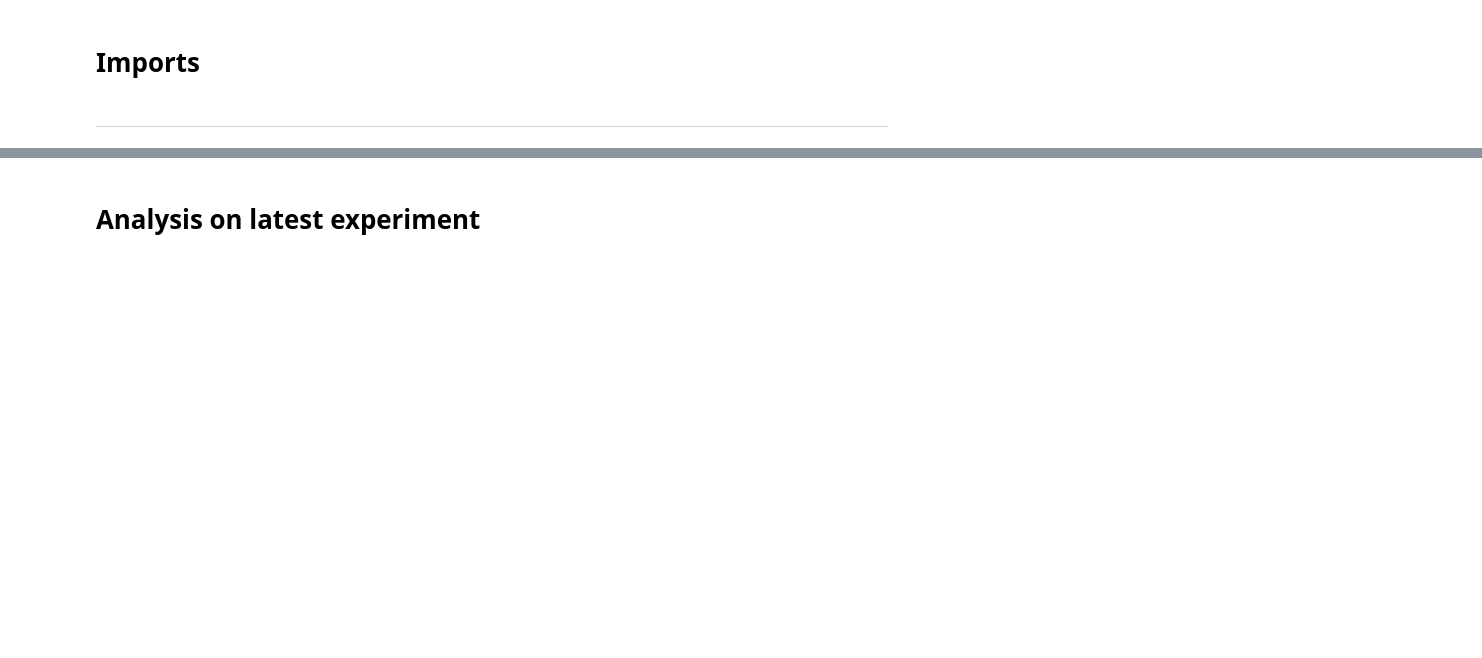
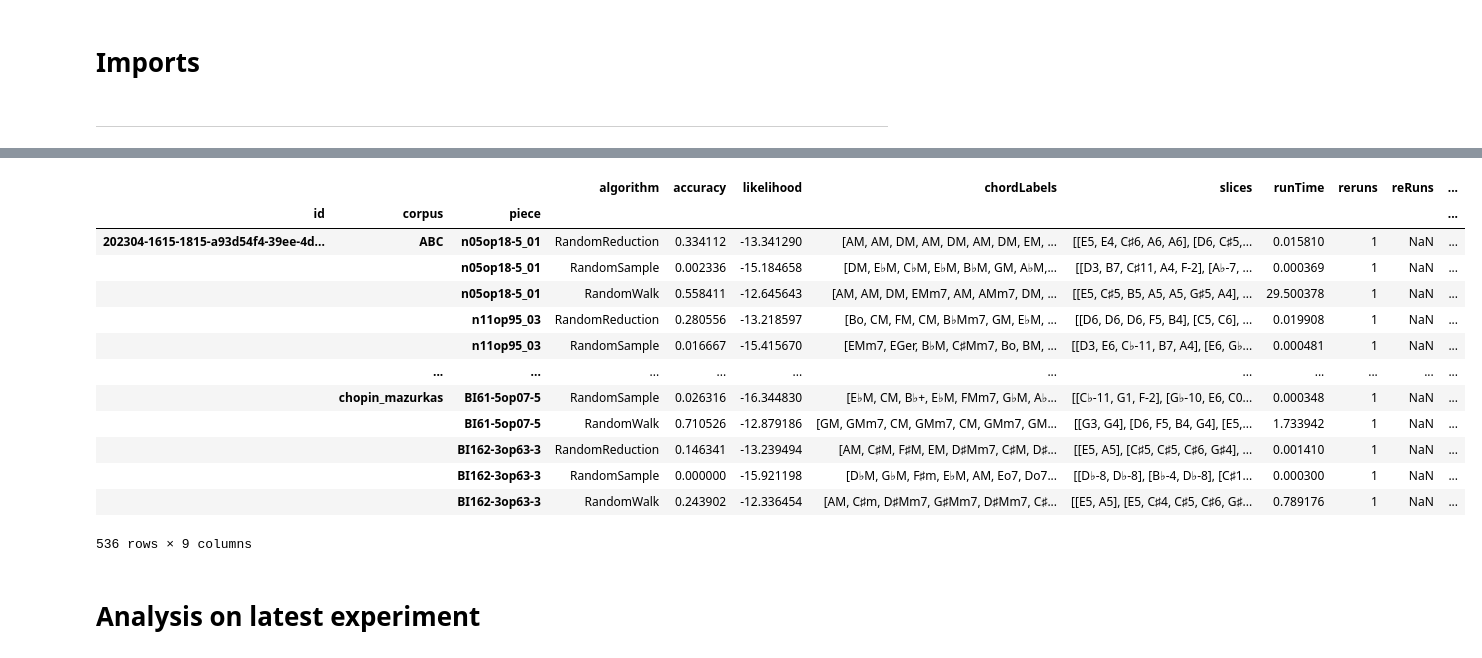
Before and after one commit to judah-daniels/protovoices-haskell, a Jupyter notebook: preprocessing/results.ipynb, the cells around one changed output, grey strips where cells are left out. Saved outputs shown, nothing was run; the diff lists cells and outputs as text; code cells hidden in the pictures; blank space fills up the shorter version.

```diff
--- a/preprocessing/results.ipynb
+++ b/preprocessing/results.ipynb
@@ -73,3 +118,20 @@ BI140 BI145-1op50-1 BI145-2op50-2 BI145-3op50-3 BI153-2op56-2 BI157-1op59-1 BI16
+# %%
+results
+# %% [output]
+|  |  |  | algorithm | accuracy | likelihood | chordLabels | slices | runTime | reruns | reRuns | ... |
+| id | corpus | piece |  |  |  |  |  |  |  |  | ... |
+| 202304-1615-1815-a93d54f4-39ee-4d... | ABC | n05op18-5_01 | RandomReduction | 0.334112 | -13.341290 | [AM, AM, DM, AM, DM, AM, DM, EM, ... | [[E5, E4, C♯6, A6, A6], [D6, C♯5,... | 0.015810 | 1 | NaN | ... |
+|  |  | n05op18-5_01 | RandomSample | 0.002336 | -15.184658 | [DM, E♭M, C♭M, E♭M, B♭M, GM, A♭M,... | [[D3, B7, C♯11, A4, F-2], [A♭-7, ... | 0.000369 | 1 | NaN | ... |
+|  |  | n05op18-5_01 | RandomWalk | 0.558411 | -12.645643 | [AM, AM, DM, EMm7, AM, AMm7, DM, ... | [[E5, C♯5, B5, A5, A5, G♯5, A4], ... | 29.500378 | 1 | NaN | ... |
+|  |  | n11op95_03 | RandomReduction | 0.280556 | -13.218597 | [Bo, CM, FM, CM, B♭Mm7, GM, E♭M, ... | [[D6, D6, D6, F5, B4], [C5, C6], ... | 0.019908 | 1 | NaN | ... |
+|  |  | n11op95_03 | RandomSample | 0.016667 | -15.415670 | [EMm7, EGer, B♭M, C♯Mm7, Bo, BM, ... | [[D3, E6, C♭-11, B7, A4], [E6, G♭... | 0.000481 | 1 | NaN | ... |
+|  | ... | ... | ... | ... | ... | ... | ... | ... | ... | ... | ... |
+|  | chopin_mazurkas | BI61-5op07-5 | RandomSample | 0.026316 | -16.344830 | [E♭M, CM, B♭+, E♭M, FMm7, G♭M, A♭... | [[C♭-11, G1, F-2], [G♭-10, E6, C0... | 0.000348 | 1 | NaN | ... |
+|  |  | BI61-5op07-5 | RandomWalk | 0.710526 | -12.879186 | [GM, GMm7, CM, GMm7, CM, GMm7, GM... | [[G3, G4], [D6, F5, B4, G4], [E5,... | 1.733942 | 1 | NaN | ... |
+|  |  | BI162-3op63-3 | RandomReduction | 0.146341 | -13.239494 | [AM, C♯M, F♯M, EM, D♯Mm7, C♯M, D♯... | [[E5, A5], [C♯5, C♯5, C♯6, G♯4], ... | 0.001410 | 1 | NaN | ... |
+|  |  | BI162-3op63-3 | RandomSample | 0.000000 | -15.921198 | [D♭M, G♭M, F♯m, E♭M, AM, Eo7, Do7... | [[D♭-8, D♭-8], [B♭-4, D♭-8], [C♯1... | 0.000300 | 1 | NaN | ... |
+|  |  | BI162-3op63-3 | RandomWalk | 0.243902 | -12.336454 | [AM, C♯m, D♯Mm7, G♯Mm7, D♯Mm7, C♯... | [[E5, A5], [E5, C♯4, C♯5, C♯6, G♯... | 0.789176 | 1 | NaN | ... |
+536 rows × 9 columns
 # %% [markdown]
 # Analysis on latest experiment
 # %%
```
Also changed, not shown: parts of 9 cells of this notebook.
